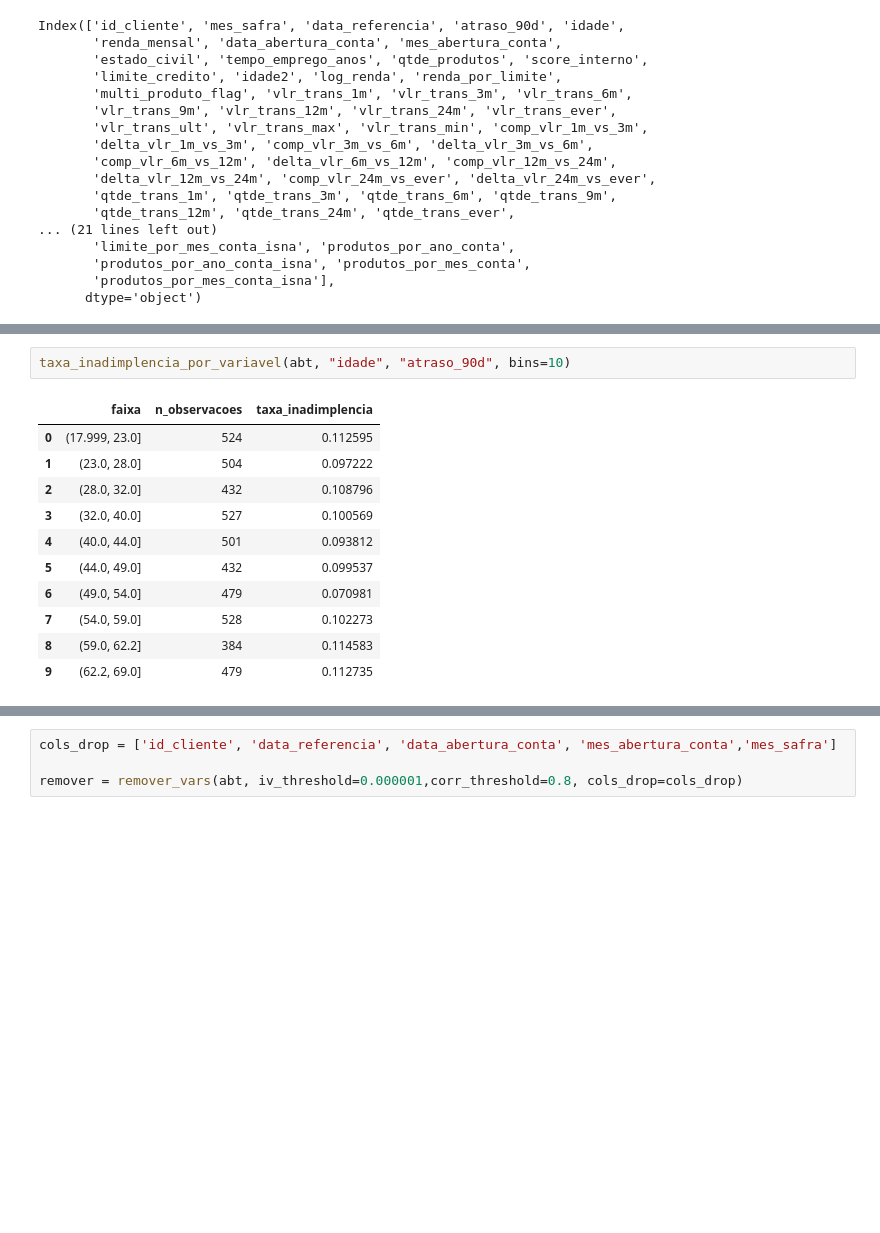
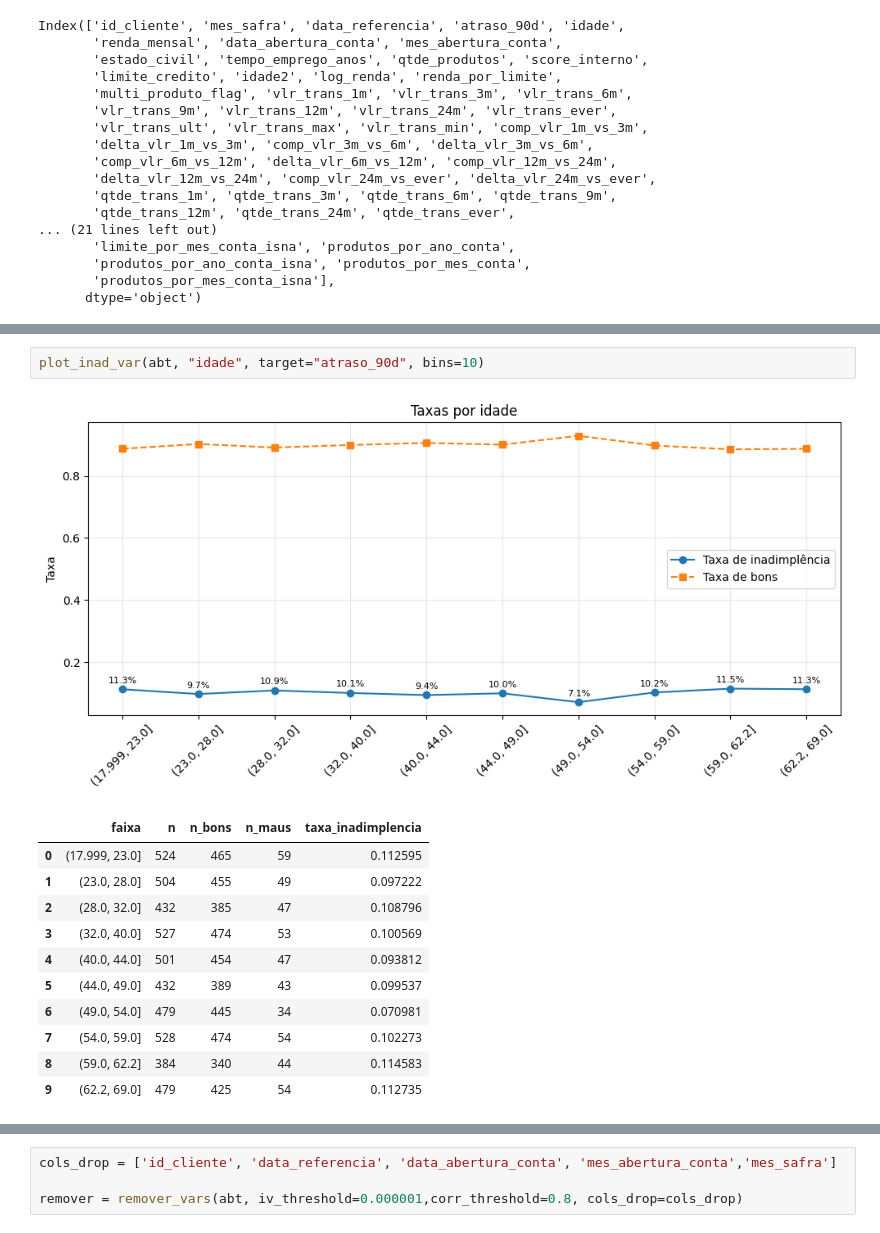
Before and after one commit to matheus-oscar/modelo_pd_2025, a Jupyter notebook: notebooks/revisao_case_ailos.ipynb, the cells around one changed output, grey strips where cells are left out. Drawn from its saved outputs; the diff is of its cells as text; blank space fills up the shorter version.

```diff
--- a/notebooks/revisao_case_ailos.ipynb
+++ b/notebooks/revisao_case_ailos.ipynb
@@ -228,17 +214,18 @@ plot_inad_var(abt, "score_interno", target="atraso_90d", bins=10)
-# %%
-taxa_inadimplencia_por_variavel(abt, "idade", "atraso_90d", bins=10)
-# %% [output]
-|  | faixa | n_observacoes | taxa_inadimplencia |
-| 0 | (17.999, 23.0] | 524 | 0.112595 |
-| 1 | (23.0, 28.0] | 504 | 0.097222 |
-| 2 | (28.0, 32.0] | 432 | 0.108796 |
-| 3 | (32.0, 40.0] | 527 | 0.100569 |
-| 4 | (40.0, 44.0] | 501 | 0.093812 |
-| 5 | (44.0, 49.0] | 432 | 0.099537 |
-| 6 | (49.0, 54.0] | 479 | 0.070981 |
-| 7 | (54.0, 59.0] | 528 | 0.102273 |
-| 8 | (59.0, 62.2] | 384 | 0.114583 |
-| 9 | (62.2, 69.0] | 479 | 0.112735 |
+# %%
+plot_inad_var(abt, "idade", target="atraso_90d", bins=10)
+# %% [output]
+[figure, added]
+|  | faixa | n | n_bons | n_maus | taxa_inadimplencia |
+| 0 | (17.999, 23.0] | 524 | 465 | 59 | 0.112595 |
+| 1 | (23.0, 28.0] | 504 | 455 | 49 | 0.097222 |
+| 2 | (28.0, 32.0] | 432 | 385 | 47 | 0.108796 |
+| 3 | (32.0, 40.0] | 527 | 474 | 53 | 0.100569 |
+| 4 | (40.0, 44.0] | 501 | 454 | 47 | 0.093812 |
+| 5 | (44.0, 49.0] | 432 | 389 | 43 | 0.099537 |
+| 6 | (49.0, 54.0] | 479 | 445 | 34 | 0.070981 |
+| 7 | (54.0, 59.0] | 528 | 474 | 54 | 0.102273 |
+| 8 | (59.0, 62.2] | 384 | 340 | 44 | 0.114583 |
+| 9 | (62.2, 69.0] | 479 | 425 | 54 | 0.112735 |
 # %%
 plot_inad_var(abt, "idade", target="atraso_90d", bins=10)
 # %% [output]
```
Also changed, not shown: parts of 13 cells of this notebook, 1 other file.
